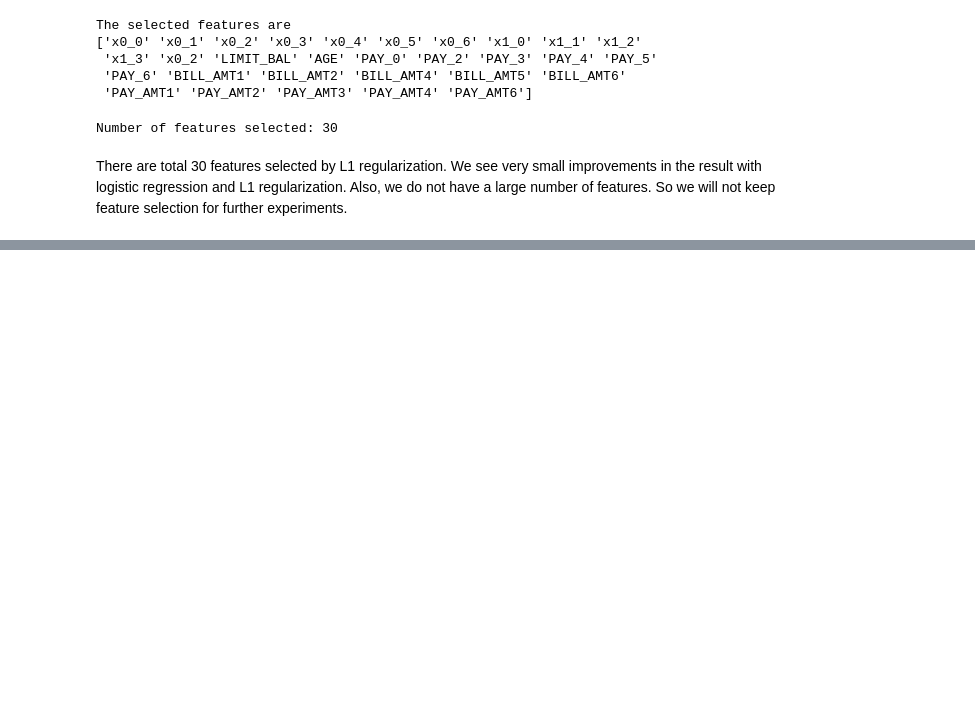
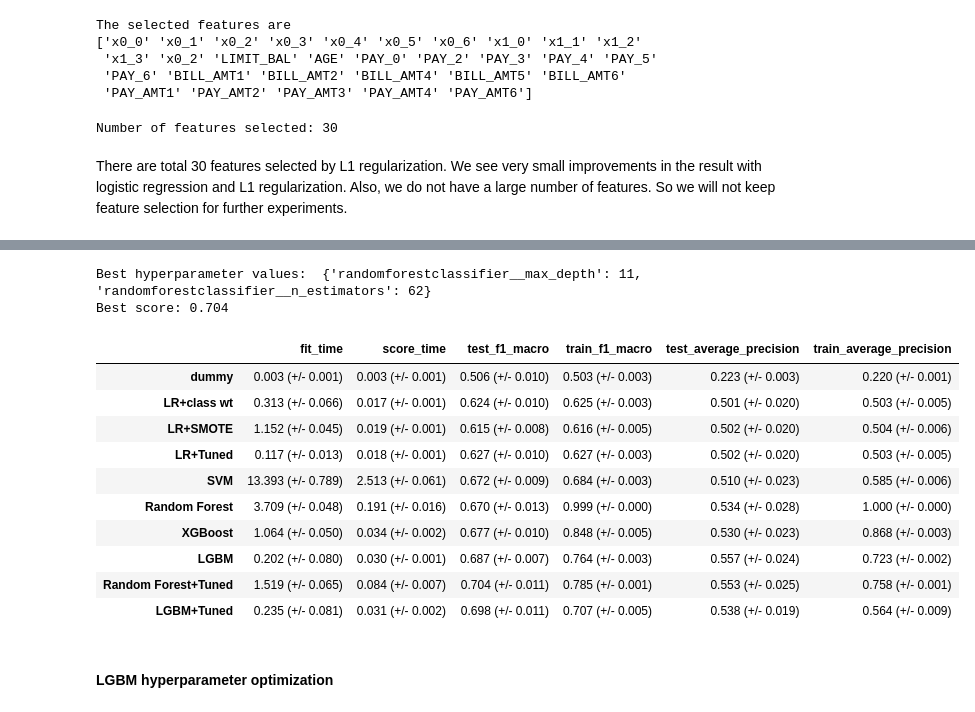
Before and after one commit to sheenasalwan/creditcard_defaulter_classification, a Jupyter notebook: creditcard_defaulter_classification.ipynb, the cells around one changed output, grey strips where cells are left out. Drawn from its saved outputs; the diff is of its cells as text; code cells hidden in the pictures; blank space fills up the shorter version.

Commit message:
update model

```diff
--- a/creditcard_defaulter_classification.ipynb
+++ b/creditcard_defaulter_classification.ipynb
@@ -452,0 +458,18 @@ There are total 30 features selected by L1 regularization. We see very small imp
+# %%
+param_grid = {
+    "randomforestclassifier__n_estimators": randint(low=10, high=100),
+    "randomforestclassifier__max_depth": randint(low=2, high=20),
+}
+
+pipe_random_forest = make_pipeline(preprocessor, models["Random Forest"])
+# %%
+random_search_rf = RandomizedSearchCV(
+    pipe_random_forest,
+    param_distributions = param_grid,
+    n_iter = 50,
+    verbose = 1,
+    n_jobs = -1,
+    scoring = "f1_macro",
+    random_state = 123,
+)
+random_search_rf.fit(X_train, y_train)
@@ -452,0 +499,27 @@ There are total 30 features selected by L1 regularization. We see very small imp
+# %%
+print("Best hyperparameter values: ", random_search_rf.best_params_)
+print("Best score: %0.3f" % (random_search_rf.best_score_))
+# %% [output]
+Best hyperparameter values:  {'randomforestclassifier__max_depth': 11, 'randomforestclassifier__n_estimators': 62}
+Best score: 0.704
+# %%
+best_rf_model = random_search_rf.best_estimator_
+
+results["Random Forest+Tuned"] = mean_std_cross_val_scores(
+    best_rf_model, X_train, y_train, return_train_score=True, scoring=scoring_metrics
+)
+pd.DataFrame(results).T
+# %% [output]
+|  | fit_time | score_time | test_f1_macro | train_f1_macro | test_average_precision | train_average_precision |
+| dummy | 0.003 (+/- 0.001) | 0.003 (+/- 0.001) | 0.506 (+/- 0.010) | 0.503 (+/- 0.003) | 0.223 (+/- 0.003) | 0.220 (+/- 0.001) |
+| LR+class wt | 0.313 (+/- 0.066) | 0.017 (+/- 0.001) | 0.624 (+/- 0.010) | 0.625 (+/- 0.003) | 0.501 (+/- 0.020) | 0.503 (+/- 0.005) |
+| LR+SMOTE | 1.152 (+/- 0.045) | 0.019 (+/- 0.001) | 0.615 (+/- 0.008) | 0.616 (+/- 0.005) | 0.502 (+/- 0.020) | 0.504 (+/- 0.006) |
+| LR+Tuned | 0.117 (+/- 0.013) | 0.018 (+/- 0.001) | 0.627 (+/- 0.010) | 0.627 (+/- 0.003) | 0.502 (+/- 0.020) | 0.503 (+/- 0.005) |
+| SVM | 13.393 (+/- 0.789) | 2.513 (+/- 0.061) | 0.672 (+/- 0.009) | 0.684 (+/- 0.003) | 0.510 (+/- 0.023) | 0.585 (+/- 0.006) |
+| Random Forest | 3.709 (+/- 0.048) | 0.191 (+/- 0.016) | 0.670 (+/- 0.013) | 0.999 (+/- 0.000) | 0.534 (+/- 0.028) | 1.000 (+/- 0.000) |
+| XGBoost | 1.064 (+/- 0.050) | 0.034 (+/- 0.002) | 0.677 (+/- 0.010) | 0.848 (+/- 0.005) | 0.530 (+/- 0.023) | 0.868 (+/- 0.003) |
+| LGBM | 0.202 (+/- 0.080) | 0.030 (+/- 0.001) | 0.687 (+/- 0.007) | 0.764 (+/- 0.003) | 0.557 (+/- 0.024) | 0.723 (+/- 0.002) |
+| Random Forest+Tuned | 1.519 (+/- 0.065) | 0.084 (+/- 0.007) | 0.704 (+/- 0.011) | 0.785 (+/- 0.001) | 0.553 (+/- 0.025) | 0.758 (+/- 0.001) |
+| LGBM+Tuned | 0.235 (+/- 0.081) | 0.031 (+/- 0.002) | 0.698 (+/- 0.011) | 0.707 (+/- 0.005) | 0.538 (+/- 0.019) | 0.564 (+/- 0.009) |
+# %% [markdown]
+#### LGBM hyperparameter optimization
```
Also changed, not shown: parts of 14 cells of this notebook.
